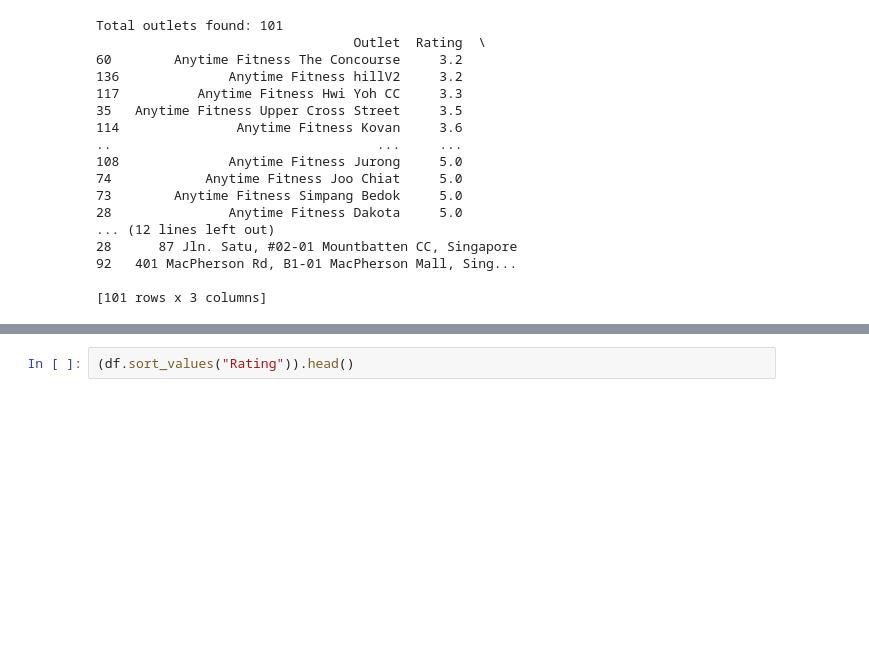
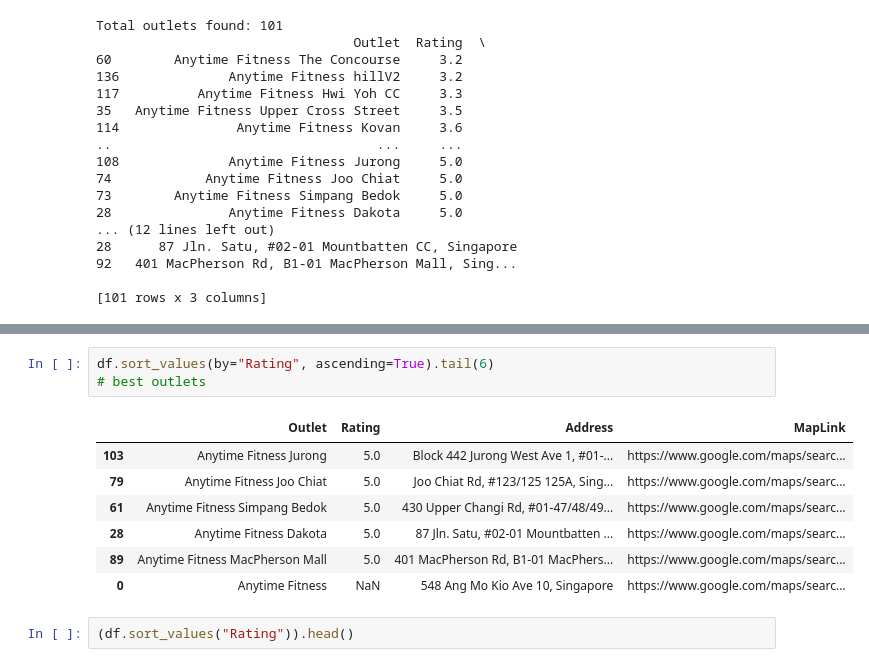
Before and after one commit to breann0ng/IS434-Anytime-Fitness, a Jupyter notebook: Google Reviews/IS434-GoogleReview.ipynb, the cells around one changed output, grey strips where cells are left out. Drawn from its saved outputs; the diff is of its cells as text; blank space fills up the shorter version.

Commit message:
cleaning up code & creating folders for reddit & google reviews

```diff
--- a/IS434-GoogleReview.ipynb
+++ b/Google Reviews/IS434-GoogleReview.ipynb
@@ -463,2 +343,13 @@ Total outlets found: 120
+# %%
+df.sort_values(by="Rating", ascending=True).tail(6)
+# best outlets
+# %% [output]
+|  | Outlet | Rating | Address | MapLink |
+| 103 | Anytime Fitness Jurong | 5.0 | Block 442 Jurong West Ave 1, #01-... | https://www.google.com/maps/searc... |
+| 79 | Anytime Fitness Joo Chiat | 5.0 | Joo Chiat Rd, #123/125 125A, Sing... | https://www.google.com/maps/searc... |
+| 61 | Anytime Fitness Simpang Bedok | 5.0 | 430 Upper Changi Rd, #01-47/48/49... | https://www.google.com/maps/searc... |
+| 28 | Anytime Fitness Dakota | 5.0 | 87 Jln. Satu, #02-01 Mountbatten ... | https://www.google.com/maps/searc... |
+| 89 | Anytime Fitness MacPherson Mall | 5.0 | 401 MacPherson Rd, B1-01 MacPhers... | https://www.google.com/maps/searc... |
+| 0 | Anytime Fitness | NaN | 548 Ang Mo Kio Ave 10, Singapore | https://www.google.com/maps/searc... |
 # %%
 (df.sort_values("Rating")).head()
```
Also changed, not shown: parts of 5 cells of this notebook, 1 other file.
